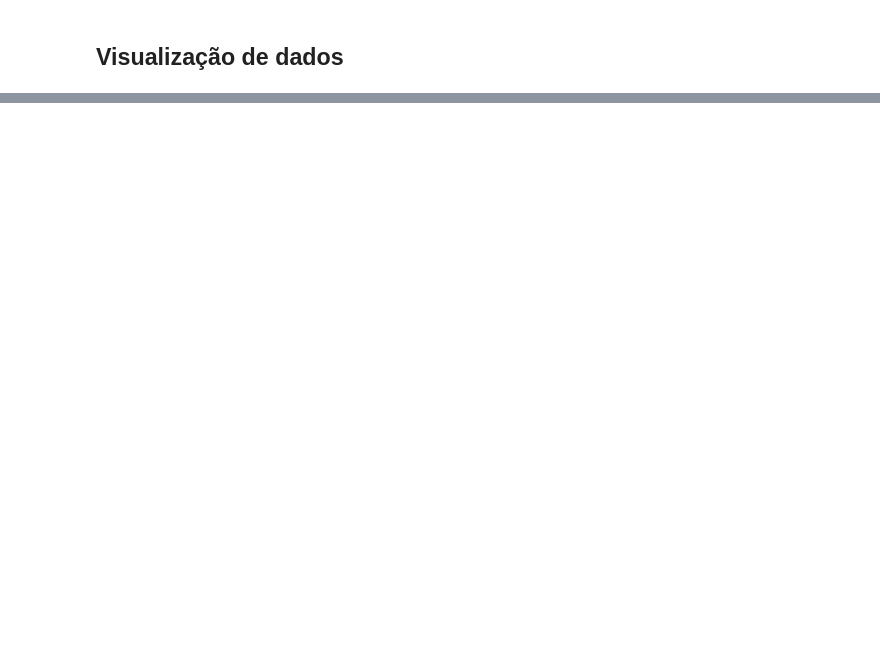
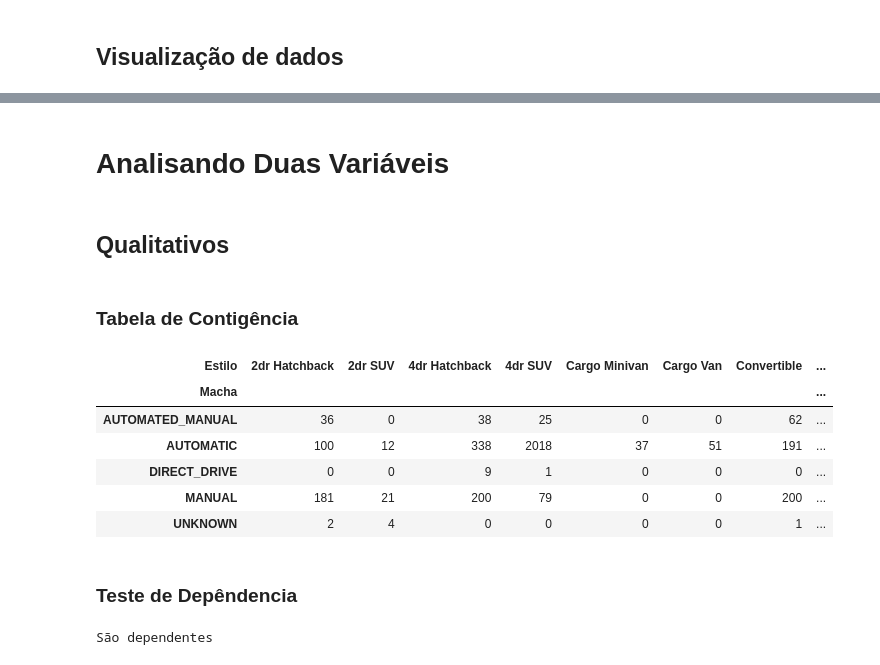
Before and after one commit to MarcosMota/Aulas-de-NLPs, a Jupyter notebook: exercises/02 - Manipulação de Dados.ipynb, the cells around one changed output, grey strips where cells are left out. Drawn from its saved outputs; the diff is of its cells as text; code cells hidden in the pictures; blank space fills up the shorter version.

```diff
--- a/exercises/02 - Manipulação de Dados.ipynb
+++ b/exercises/02 - Manipulação de Dados.ipynb
@@ -246,0 +247,20 @@ Text(0.5, 0, 'Modelos')
+# %% [markdown]
+# Analisando Duas Variáveis
+# %% [markdown]
+## Qualitativos
+# %% [markdown]
+### Tabela de Contigência
+# %%
+
+tabela_contigencia = pd.crosstab(df.Macha, df.Estilo)
+tabela_contigencia
+# %% [output]
+| Estilo | 2dr Hatchback | 2dr SUV | 4dr Hatchback | 4dr SUV | Cargo Minivan | Cargo Van | Convertible | ... |
+| Macha |  |  |  |  |  |  |  | ... |
+| AUTOMATED_MANUAL | 36 | 0 | 38 | 25 | 0 | 0 | 62 | ... |
+| AUTOMATIC | 100 | 12 | 338 | 2018 | 37 | 51 | 191 | ... |
+| DIRECT_DRIVE | 0 | 0 | 9 | 1 | 0 | 0 | 0 | ... |
+| MANUAL | 181 | 21 | 200 | 79 | 0 | 0 | 200 | ... |
+| UNKNOWN | 2 | 4 | 0 | 0 | 0 | 0 | 1 | ... |
+# %% [markdown]
+### Teste de Depêndencia
@@ -246,0 +280,5 @@ Text(0.5, 0, 'Modelos')
+# %%
+
+verificarDependencia(pd.crosstab(df.Modelo, df.Marca))
+# %% [output]
+São dependentes
```
Also changed, not shown: parts of 12 cells of this notebook, 8 other files.
